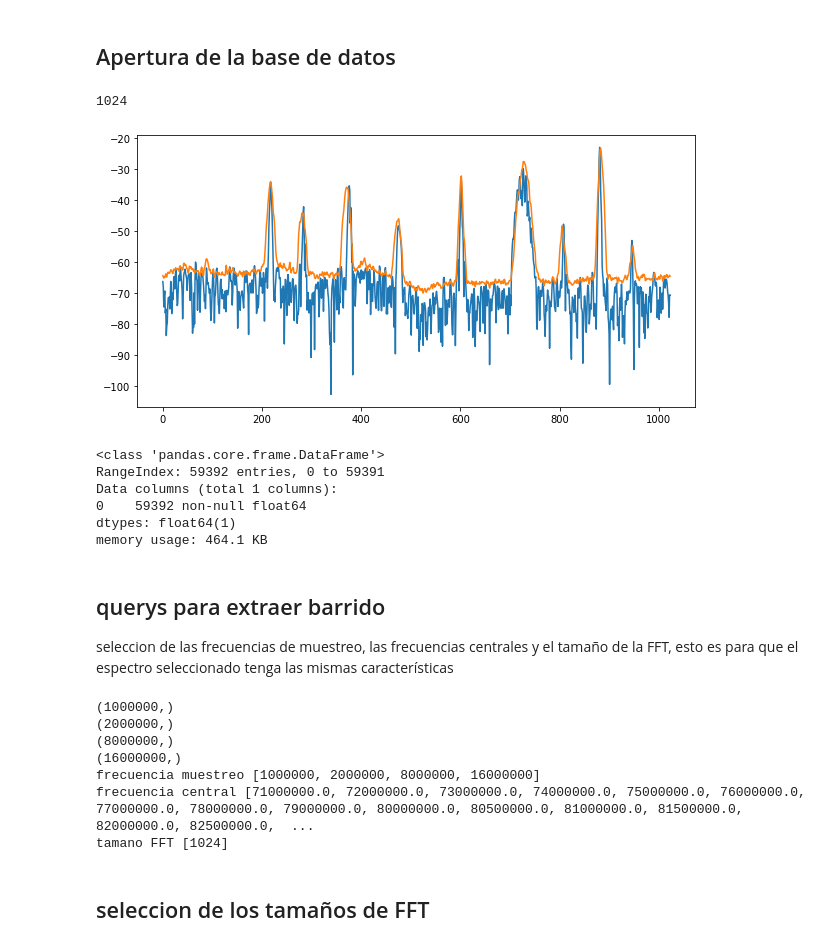
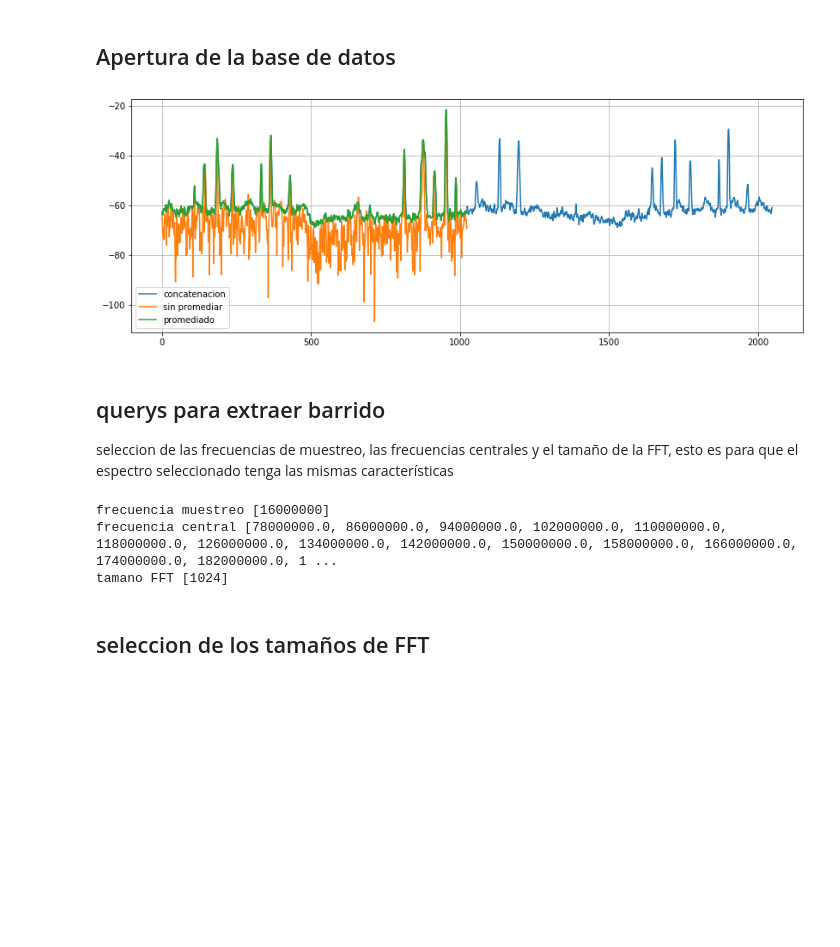
Before and after one commit to Narenman/CentroTIC, a Jupyter notebook: Modulos_aplicaciones/radioastronomia/subsistema_RFI/query_espectro.ipynb, the cells around one changed output. Saved outputs shown, nothing was run; the diff lists cells and outputs as text; code cells hidden in the pictures; blank space fills up the shorter version.

```diff
--- a/Modulos_aplicaciones/radioastronomia/subsistema_RFI/query_espectro.ipynb
+++ b/Modulos_aplicaciones/radioastronomia/subsistema_RFI/query_espectro.ipynb
@@ -27,12 +27,21 @@ def promedio(espectro, nfft):
         x = x + espectro[i*nfft:(i+1)*nfft]
     x = x/K
     return x
+# %%
+cur.execute("SELECT nfft, espectro, frec_central, frec_muestreo FROM radioastronomia_espectro WHERE (frec_central = 102000000 AND nfft=1024)")
+rows = cur.fetchall()
+nfft1 = rows[0][0]
+espectro1 = rows[0][1]
+frec_central1 = rows[0][2]
+frec_muestreo1 = rows[0][3]
 # %%
+y = promedio(espectro1, nfft1)
 x = promedio(espectro, nfft)
-plt.figure(figsize=(10,5))
-plt.plot(espectro[0:nfft])
-plt.plot(x)
-print(nfft)
+plt.figure(figsize=(14,5))
+plt.plot(numpy.concatenate((x,y)), label="concatenacion")
+plt.plot(espectro[0:1024], label="sin promediar")
+plt.plot(x, label="promediado")
+plt.legend()
+plt.grid(True)
 # %% [output]
-1024
-[figure, old version]
+[figure, new version]
@@ -43,13 +48,3 @@ for i in range(int(len(espectro)/nfft)-1):
-# %%
-df1 = pd.DataFrame(data=espectro)
-df1.info()
-# %% [output]
-<class 'pandas.core.frame.DataFrame'>
-RangeIndex: 59392 entries, 0 to 59391
-Data columns (total 1 columns):
-0    59392 non-null float64
-dtypes: float64(1)
-memory usage: 464.1 KB
 # %% [markdown]
 ## querys para extraer barrido
 
@@ -67,7 +62,6 @@ cur.execute("SELECT DISTINCT frec_muestreo FROM radioastronomia_espectro;")
 rows = cur.fetchall()
 frec_muestreo = []
 for row in rows:
-    print(row)
     frec_muestreo.append(row[0])
 
 cur.execute("SELECT DISTINCT nfft FROM radioastronomia_espectro;")
@@ -80,12 +74,8 @@ print("frecuencia muestreo {}".format(frec_muestreo))
 print("frecuencia central {}".format(frec_central))
 print("tamano FFT {}".format(nfft))
 # %% [output]
-(1000000,)
-(2000000,)
-(8000000,)
-(16000000,)
-frecuencia muestreo [1000000, 2000000, 8000000, 16000000]
-frecuencia central [71000000.0, 72000000.0, 73000000.0, 74000000.0, 75000000.0, 76000000.0, 77000000.0, 78000000.0, 79000000.0, 80000000.0, 80500000.0, 81000000.0, 81500000.0, 82000000.0, 82500000.0,  ...
+frecuencia muestreo [16000000]
+frecuencia central [78000000.0, 86000000.0, 94000000.0, 102000000.0, 110000000.0, 118000000.0, 126000000.0, 134000000.0, 142000000.0, 150000000.0, 158000000.0, 166000000.0, 174000000.0, 182000000.0, 1 ...
 tamano FFT [1024]
 # %% [markdown]
 ## seleccion de los tamaños de FFT
```
Also changed, not shown: parts of 26 cells of this notebook, 26 other files.
